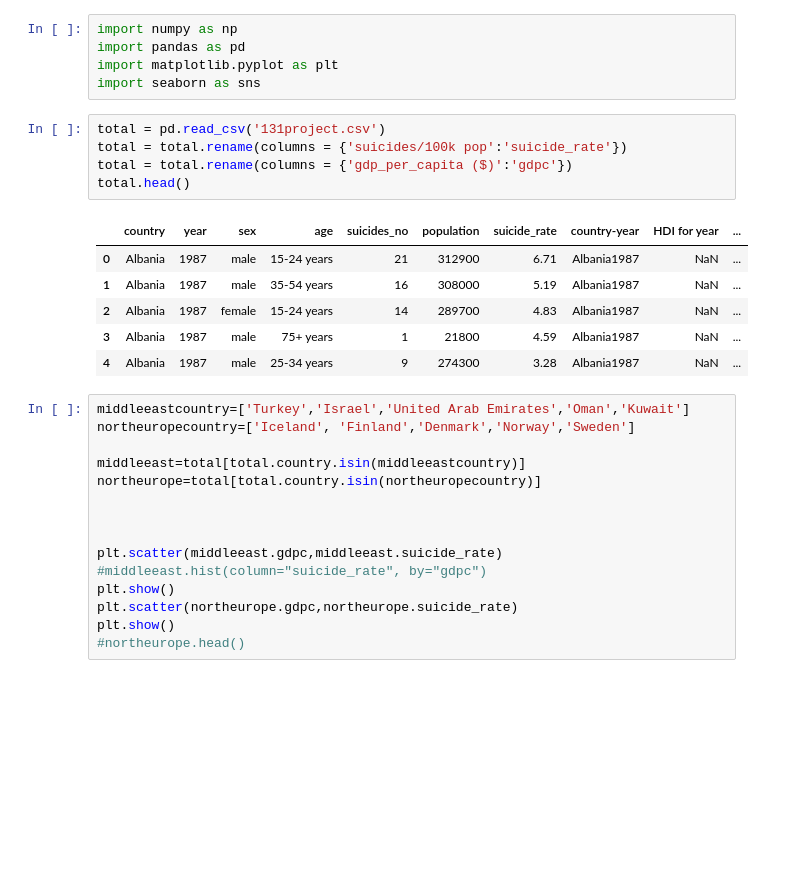
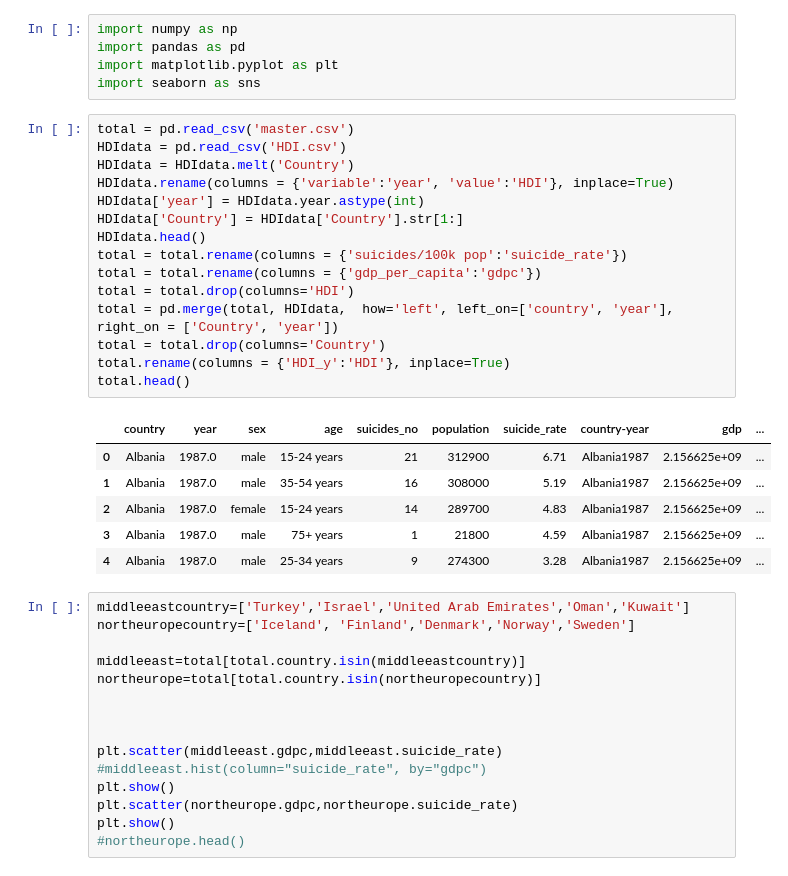
Before and after one commit to sophiazhou97/131-project, a Jupyter notebook: 131project.ipynb, the cells around one changed output. Drawn from its saved outputs; the diff is of its cells as text; blank space fills up the shorter version.

```diff
--- a/131project.ipynb
+++ b/131project.ipynb
@@ -3,18 +3,28 @@ import numpy as np
 import pandas as pd
 import matplotlib.pyplot as plt
 import seaborn as sns
-# %%
-total = pd.read_csv('131project.csv')
-total = total.rename(columns = {'suicides/100k pop':'suicide_rate'})
-total = total.rename(columns = {'gdp_per_capita ($)':'gdpc'})
-total.head()
-# %% [output]
-|  | country | year | sex | age | suicides_no | population | suicide_rate | country-year | HDI for year | ... |
-| 0 | Albania | 1987 | male | 15-24 years | 21 | 312900 | 6.71 | Albania1987 | NaN | ... |
-| 1 | Albania | 1987 | male | 35-54 years | 16 | 308000 | 5.19 | Albania1987 | NaN | ... |
-| 2 | Albania | 1987 | female | 15-24 years | 14 | 289700 | 4.83 | Albania1987 | NaN | ... |
-| 3 | Albania | 1987 | male | 75+ years | 1 | 21800 | 4.59 | Albania1987 | NaN | ... |
-| 4 | Albania | 1987 | male | 25-34 years | 9 | 274300 | 3.28 | Albania1987 | NaN | ... |
+# %%
+total = pd.read_csv('master.csv')
+HDIdata = pd.read_csv('HDI.csv')
+HDIdata = HDIdata.melt('Country')
+HDIdata.rename(columns = {'variable':'year', 'value':'HDI'}, inplace=True)
+HDIdata['year'] = HDIdata.year.astype(int)
+HDIdata['Country'] = HDIdata['Country'].str[1:]
+HDIdata.head()
+total = total.rename(columns = {'suicides/100k pop':'suicide_rate'})
+total = total.rename(columns = {'gdp_per_capita':'gdpc'})
+total = total.drop(columns='HDI')
+total = pd.merge(total, HDIdata,  how='left', left_on=['country', 'year'], right_on = ['Country', 'year'])
+total = total.drop(columns='Country')
+total.rename(columns = {'HDI_y':'HDI'}, inplace=True)
+total.head()
+# %% [output]
+|  | country | year | sex | age | suicides_no | population | suicide_rate | country-year | gdp | ... |
+| 0 | Albania | 1987.0 | male | 15-24 years | 21 | 312900 | 6.71 | Albania1987 | 2.156625e+09 | ... |
+| 1 | Albania | 1987.0 | male | 35-54 years | 16 | 308000 | 5.19 | Albania1987 | 2.156625e+09 | ... |
+| 2 | Albania | 1987.0 | female | 15-24 years | 14 | 289700 | 4.83 | Albania1987 | 2.156625e+09 | ... |
+| 3 | Albania | 1987.0 | male | 75+ years | 1 | 21800 | 4.59 | Albania1987 | 2.156625e+09 | ... |
+| 4 | Albania | 1987.0 | male | 25-34 years | 9 | 274300 | 3.28 | Albania1987 | 2.156625e+09 | ... |
 # %%
 middleeastcountry=['Turkey','Israel','United Arab Emirates','Oman','Kuwait']
 northeuropecountry=['Iceland', 'Finland','Denmark','Norway','Sweden']
```
Also changed, not shown: parts of 7 cells of this notebook.
